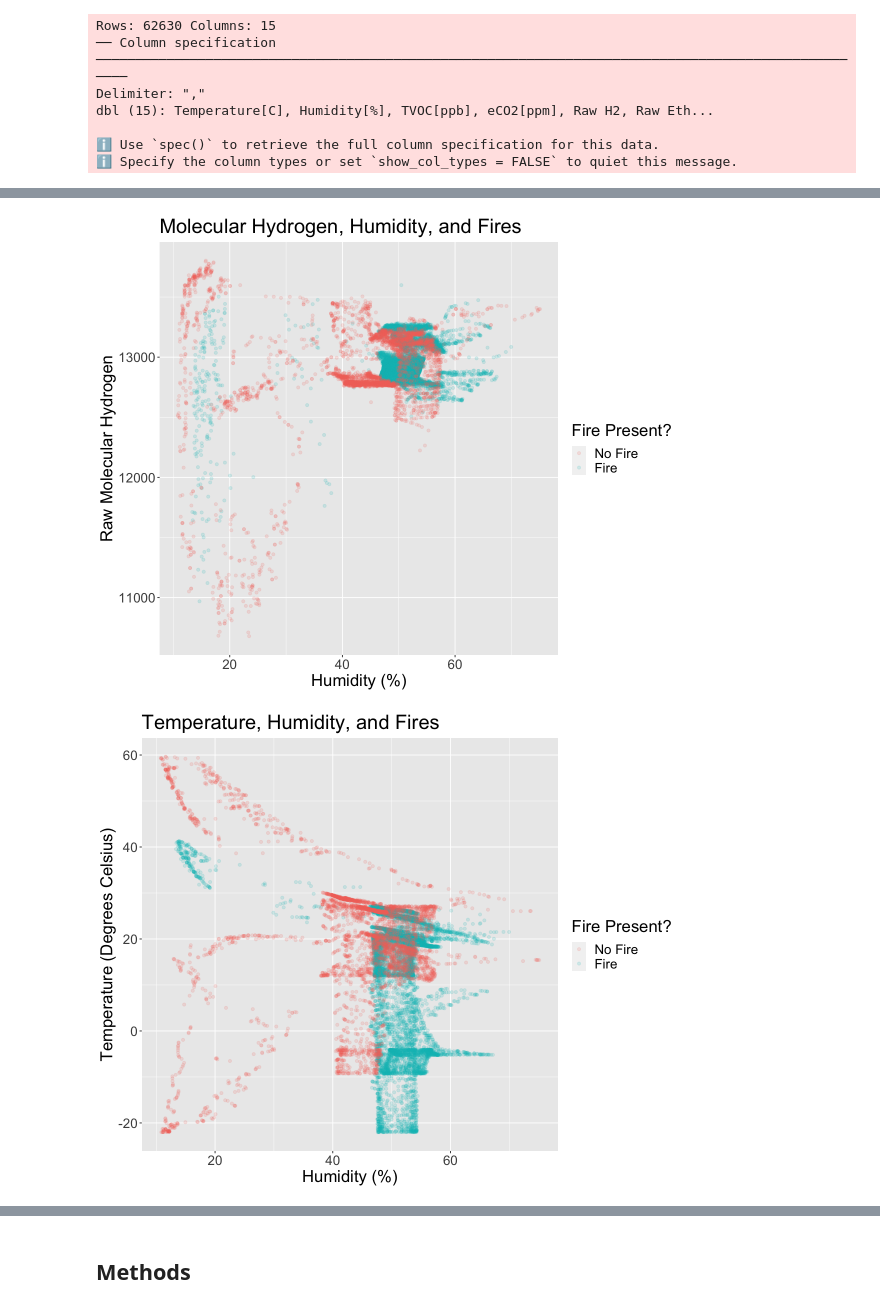
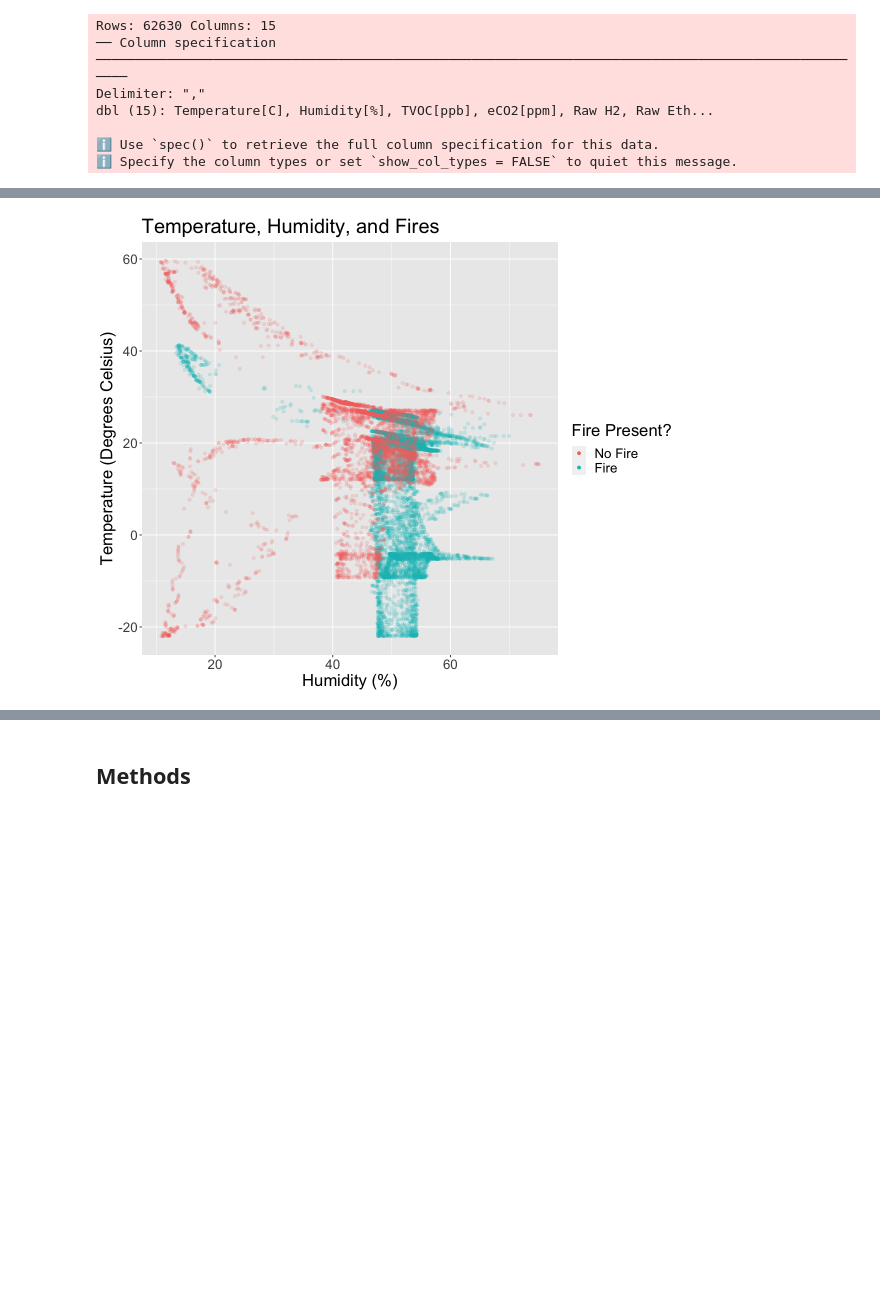
Before and after one commit to ivanlokch/dsci_100_smoke_detector, a Jupyter notebook: report.ipynb, the cells around one changed output, grey strips where cells are left out. Drawn from its saved outputs; the diff is of its cells as text; code cells hidden in the pictures; blank space fills up the shorter version.

```diff
--- a/report.ipynb
+++ b/report.ipynb
@@ -36,10 +36,10 @@ set.seed(12345)
 # the middleman and downloading from the original author of the data
 smoke_data <- read_csv("https://raw.githubusercontent.com/Blatts01/ai-smokedetector/main/data/final.csv") |>
     rename_with(make.names) |> # Remove messy characters from column names
-    select(Temperature.C., Humidity..., Raw.H2, Fire.Alarm)
+    select(Temperature.C., Humidity..., Fire.Alarm)
 
 # Better column names
-colnames(smoke_data) = c("temp", "humidity", "raw_h2", "fire")
+colnames(smoke_data) = c("temp", "humidity", "fire")
 
 smoke_data$fire[smoke_data$fire == 1] <- "Fire"
 smoke_data$fire[smoke_data$fire == 0] <- "No Fire"
@@ -85,24 +85,16 @@ A tibble: 1 × 3
 # %%
-# Visualizations
 options(repr.plot.width = 9.75, repr.plot.height = 8)
-smoke_plot1 <- smoke_train |>
-    ggplot(aes(x = humidity, y = raw_h2, color = fire)) +
-    geom_point(alpha = 0.15) +
-    ggtitle("Molecular Hydrogen, Humidity, and Fires") +
-    labs(x = "Humidity (%)", y = "Raw Molecular Hydrogen", color = "Fire Present?") +
-    theme(text = element_text(size = 20))
-smoke_plot1
 
-smoke_plot2 <- smoke_train |>
+smoke_plot <- smoke_train |>
     ggplot(aes(x = humidity, y = temp, color = fire)) +
-    geom_point(alpha = 0.15) +
+    geom_point(alpha = 0.16) +
     ggtitle("Temperature, Humidity, and Fires") +
     labs(x = "Humidity (%)", y = "Temperature (Degrees Celsius)", color = "Fire Present?") +
+    guides(colour = guide_legend(override.aes = list(alpha = 1))) +
     theme(text = element_text(size = 20))
-smoke_plot2
+smoke_plot
 # %% [output]
-[figure, old version]
+[figure, new version]
-[figure, removed]
 # %%
 # Data analysis
 
```
Also changed, not shown: parts of 12 cells of this notebook.
